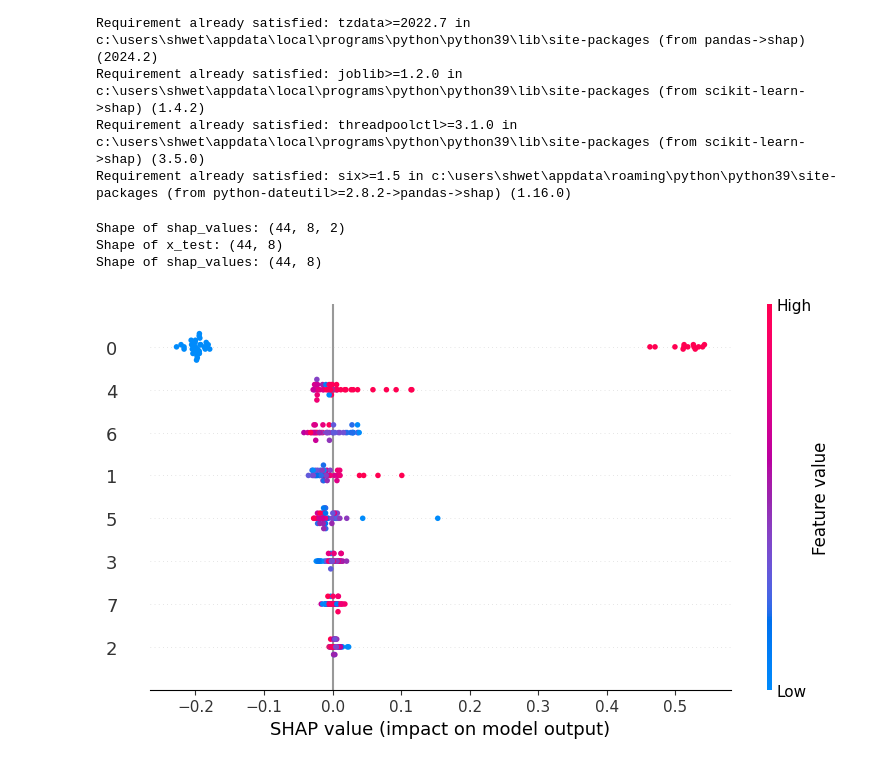
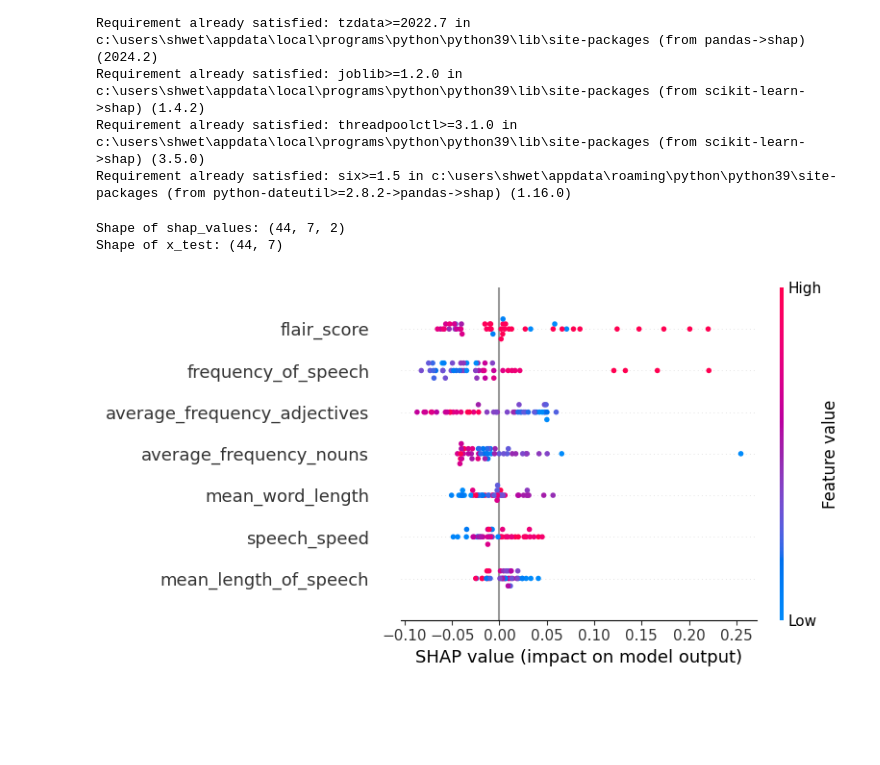
Before and after one commit to sochinghong/SU_project, a Jupyter notebook: simple_classification_v2.ipynb, the cells around one changed output. Cells and saved outputs as stored; diff of their text form; code cells hidden in the pictures; blank space fills up the shorter version.

Commit message:
SHAP

```diff
--- a/simple_classification_v2.ipynb
+++ b/simple_classification_v2.ipynb
@@ -740,3 +746,4 @@ Index(['depression_label', 'frequency_of_speech', 'mean_length_of_speech', 'mean
 # %%
-X_array_1= df.drop([target_column], axis = 1).values
-X_array_1 = df.drop(["flair_sentiment", "average_frequency_verbs", "average_frequency_adverbs", "average_frequency_firstperson", "unique_word_count", "stop_word_frequency"], axis = 1).values
+df_modified = df.drop(columns=["flair_sentiment", "average_frequency_verbs", "average_frequency_adverbs", "average_frequency_firstperson", "unique_word_count", "stop_word_frequency"])
+df_modified.head()
+df_modified.dtypes
@@ -745,3 +760,6 @@ X_df_1 = pd.DataFrame(X_array_1)
+# %%
+X_array_1= df_modified.drop([target_column], axis = 1).values
+y_array_1 = df_modified[target_column].values
 # %%
 from sklearn.model_selection import train_test_split
 
@@ -763,9 +781,9 @@ X_array_1_normalized = scaler.fit_transform(X_array_1)
 
 # Create splits from the normalized dataset.
 X_train_norm, X_test_norm, y_train, y_test = train_test_split(X_array_1_normalized,
-                                                              y_array,
+                                                              y_array_1,
                                                               test_size=0.2,
-                                                              stratify=y_array,
+                                                              stratify=y_array_1,
                                                               random_state=RANDOM_SEED)
 # %%
 from sklearn.tree import DecisionTreeClassifier
@@ -913,21 +934,19 @@ Requirement already satisfied: six>=1.5 in c:\users\shwet\appdata\roaming\python
 import shap
 
 # Explainer initialization and SHAP values computation
-explainer = shap.TreeExplainer(models_1['RF_2'])  # Using the DT_2 model from your dictionary
+explainer = shap.TreeExplainer(models_1['RF_2'])
 shap_values = explainer.shap_values(X_test_norm)
 
 # Check the shape of SHAP values and x_test_df
 print(f"Shape of shap_values: {shap_values.shape}")
 print(f"Shape of x_test: {X_test_norm.shape}")  # Feature matrix
-print(f"Shape of shap_values: {shap_values[:,:,1].shape}")
 # %% [output]
-Shape of shap_values: (44, 8, 2)
-Shape of x_test: (44, 8)
-Shape of shap_values: (44, 8)
+Shape of shap_values: (44, 7, 2)
+Shape of x_test: (44, 7)
 # %%
-feat_names=list(X_df_1.columns)
+feat_names=list(df_modified.columns)[1:]
 
-#Summary plot for class 1 (High)
+#Summary plot for class 1 (Depression)
 shap.summary_plot(shap_values[:, :, 1], X_test_norm, feature_names=feat_names)
 # %% [output]
-[figure, old version]
+[figure, new version]
```
Also changed, not shown: parts of 6 cells of this notebook.
